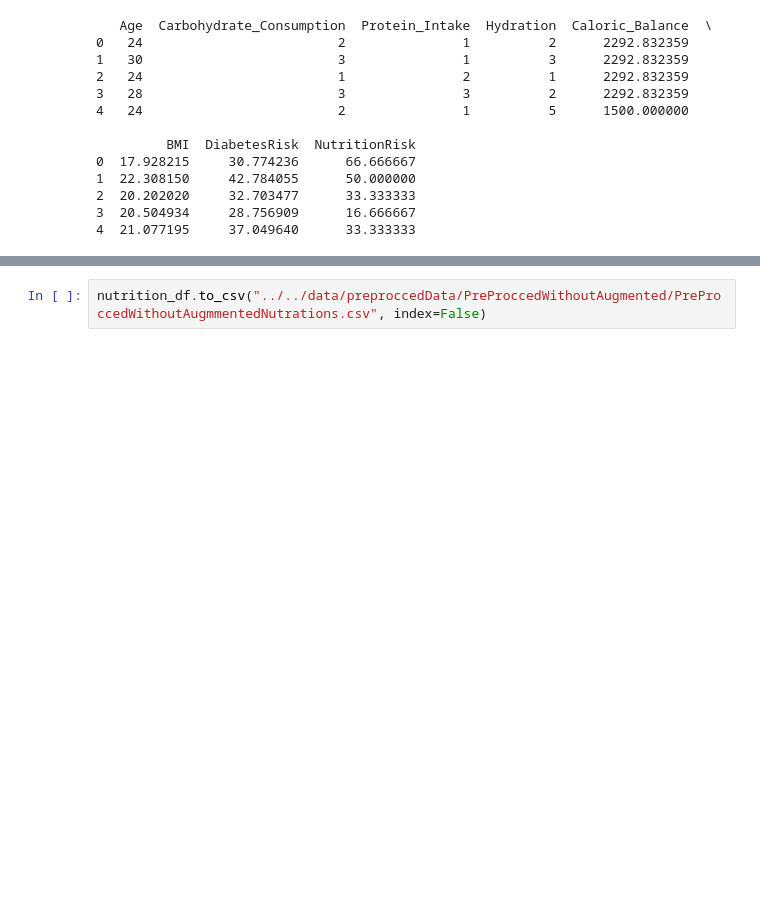
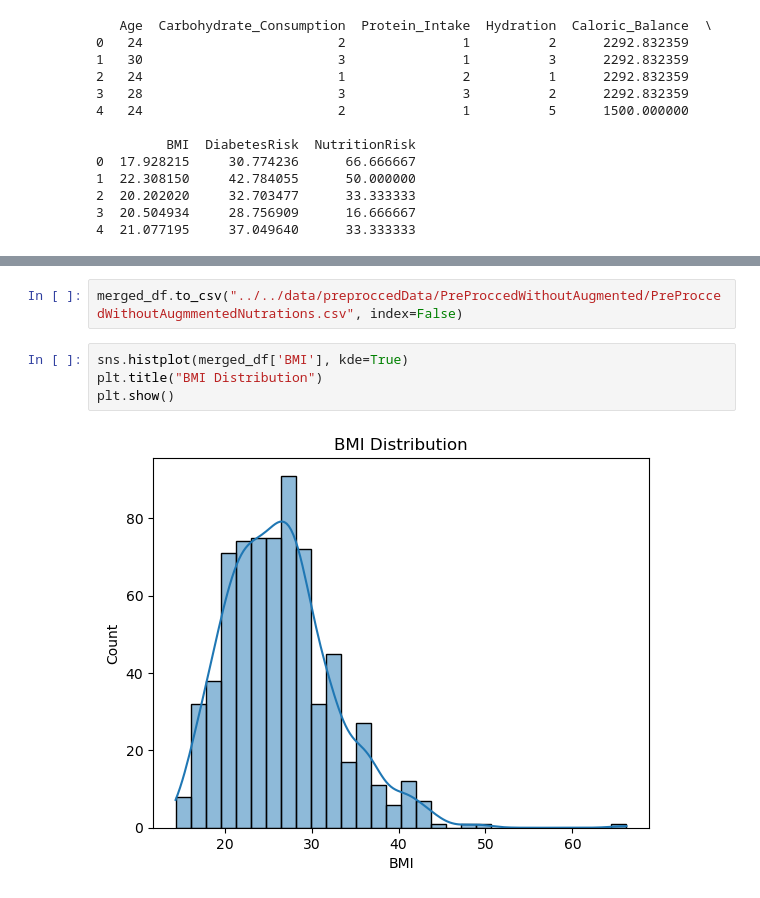
Before and after one commit to IsHaNinfo/FYP_Diabetic_Prediction_Recomandations, a Jupyter notebook: notebook/NoteBooks/Nutration_Risk_Predictions_&_Recommandations/EDA_Nutration_Risk_Prediction.ipynb, the cells around one changed output, grey strips where cells are left out. Drawn from its saved outputs; the diff is of its cells as text; blank space fills up the shorter version.

```diff
--- a/notebook/NoteBooks/Nutration_Risk_Predictions_&_Recommandations/EDA_Nutration_Risk_Prediction.ipynb
+++ b/notebook/NoteBooks/Nutration_Risk_Predictions_&_Recommandations/EDA_Nutration_Risk_Prediction.ipynb
@@ -321,2 +373,8 @@ print(merged_df[['Age', 'Carbohydrate_Consumption', 'Protein_Intake', 'Hydration
 # %%
-nutrition_df.to_csv("../../data/preproccedData/PreProccedWithoutAugmented/PreProccedWithoutAugmmentedNutrations.csv", index=False)
+merged_df.to_csv("../../data/preproccedData/PreProccedWithoutAugmented/PreProccedWithoutAugmmentedNutrations.csv", index=False)
+# %%
+sns.histplot(merged_df['BMI'], kde=True)
+plt.title("BMI Distribution")
+plt.show()
+# %% [output]
+[figure, added]
```
Also changed, not shown: parts of 14 cells of this notebook, 6 other files.
